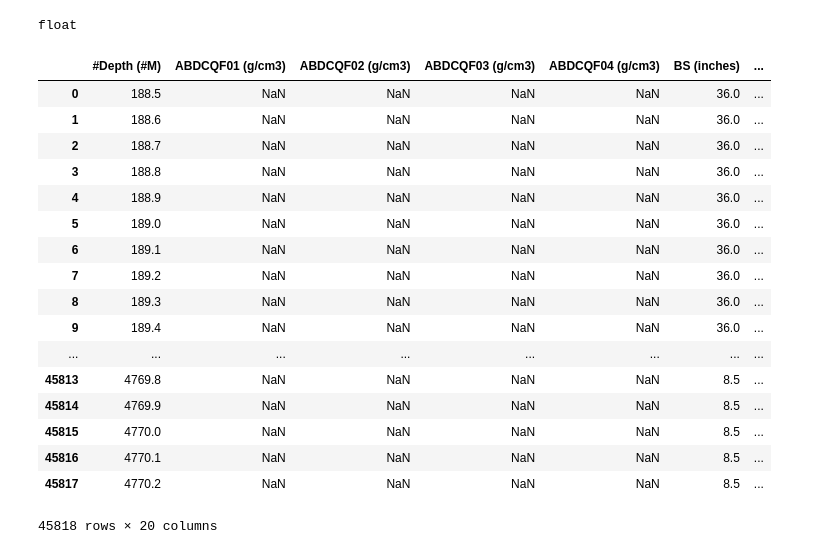
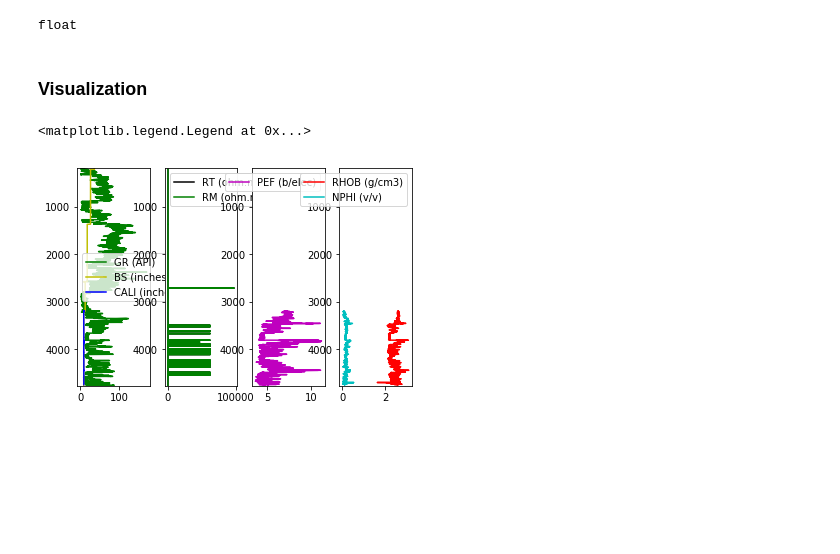
Before and after one commit to krishna999/well-log-analyzer, a Jupyter notebook: notebooks/1.0-SAM-ExploratoryDataAnalysis.ipynb, the cells around one changed output. Drawn from its saved outputs; the diff is of its cells as text; code cells hidden in the pictures; blank space fills up the shorter version.

Commit message:
Data understanding steps

```diff
--- a/notebooks/1.0-SAM-ExploratoryDataAnalysis.ipynb
+++ b/notebooks/1.0-SAM-ExploratoryDataAnalysis.ipynb
@@ -93,23 +96,4 @@ type(data.loc[5, 'GR (API)'])
 float
 # %%
 #As it was informed that NaN would come as -999.25, it is good to state it in the DataFrame.
-data.replace(-999.25, np.nan)
+data = data.replace(-999.25, np.nan);
-# %% [output]
-|  | #Depth (#M) | ABDCQF01 (g/cm3) | ABDCQF02 (g/cm3) | ABDCQF03 (g/cm3) | ABDCQF04 (g/cm3) | BS (inches) | ... |
-| 0 | 188.5 | NaN | NaN | NaN | NaN | 36.0 | ... |
-| 1 | 188.6 | NaN | NaN | NaN | NaN | 36.0 | ... |
-| 2 | 188.7 | NaN | NaN | NaN | NaN | 36.0 | ... |
-| 3 | 188.8 | NaN | NaN | NaN | NaN | 36.0 | ... |
-| 4 | 188.9 | NaN | NaN | NaN | NaN | 36.0 | ... |
-| 5 | 189.0 | NaN | NaN | NaN | NaN | 36.0 | ... |
-| 6 | 189.1 | NaN | NaN | NaN | NaN | 36.0 | ... |
-| 7 | 189.2 | NaN | NaN | NaN | NaN | 36.0 | ... |
-| 8 | 189.3 | NaN | NaN | NaN | NaN | 36.0 | ... |
-| 9 | 189.4 | NaN | NaN | NaN | NaN | 36.0 | ... |
-| ... | ... | ... | ... | ... | ... | ... | ... |
-| 45813 | 4769.8 | NaN | NaN | NaN | NaN | 8.5 | ... |
-| 45814 | 4769.9 | NaN | NaN | NaN | NaN | 8.5 | ... |
-| 45815 | 4770.0 | NaN | NaN | NaN | NaN | 8.5 | ... |
-| 45816 | 4770.1 | NaN | NaN | NaN | NaN | 8.5 | ... |
-| 45817 | 4770.2 | NaN | NaN | NaN | NaN | 8.5 | ... |
-45818 rows × 20 columns
@@ -115,0 +108,33 @@ data.replace(-999.25, np.nan)
+# %% [markdown]
+### Visualization
+# %%
+# Check for traces' quality
+
+fig, ax = plt.subplots(1, 4)
+
+ax[0].plot(data.loc[:,'GR (API)'], data['#Depth (#M)'], color='g', label='GR (API)') #Plot Gamma Ray trace
+ax[0].plot(data.loc[:,'BS (inches)'], data['#Depth (#M)'], color='y', label='BS (inches)') #Plot Bit Size trace
+ax[0].plot(data.loc[:,'CALI (inches)'], data['#Depth (#M)'], color='blue', label='CALI (inches)') #Plot CALI trace
+#ax[0].set_xlim(min(data.loc[:,'BS (inches)'].dropna()), max(data.loc[:,'BS (inches)'].dropna()))
+ax[0].set_ylim(max(data['#Depth (#M)']), min(data['#Depth (#M)']))
+ax[0].legend()
+
+ax[1].plot(data.loc[:,'RT (ohm.m)'], data['#Depth (#M)'], color='black', label='RT (ohm.m)') #Plot Total Resistivity trace
+ax[1].plot(data.loc[:,'RM (ohm.m)'], data['#Depth (#M)'], color='g', label='RM (ohm.m)') #Plot Mean Resistivity trace
+#ax[1].set_xlim(min(data.loc[:,'RT (ohm.m)'].dropna()), max(data.loc[:,'RT (ohm.m)'].dropna()))
+ax[1].set_ylim(max(data['#Depth (#M)']), min(data['#Depth (#M)']))
+ax[1].legend()
+
+ax[2].plot(data.loc[:,'PEF (b/elec)'], data['#Depth (#M)'], color='m', label='PEF (b/elec)') #Plot Photoelectric Factor trace
+#ax[2].set_xlim(min(data.loc[:,'PEF (b/elec)'].dropna()), max(data.loc[:,'PEF (b/elec)'].dropna()))
+ax[2].set_ylim(max(data['#Depth (#M)']), min(data['#Depth (#M)']))
+ax[2].legend()
+
+ax[3].plot(data.loc[:,'RHOB (g/cm3)'], data['#Depth (#M)'], color='r', label='RHOB (g/cm3)') #Plot Bulk Density trace
+ax[3].plot(data.loc[:,'NPHI (v/v)'], data['#Depth (#M)'], color='c', label='NPHI (v/v)'); #Plot Neutron trace
+#ax[3].set_xlim(min(data.loc[:,'RHOB (g/cm3)'].dropna()), max(data.loc[:,'RHOB (g/cm3)'].dropna()))
+ax[3].set_ylim(max(data['#Depth (#M)']), min(data['#Depth (#M)']))
+ax[3].legend()
+# %% [output]
+<matplotlib.legend.Legend at 0x...>
+[figure, added]
```
Also changed, not shown: parts of 3 cells of this notebook.
